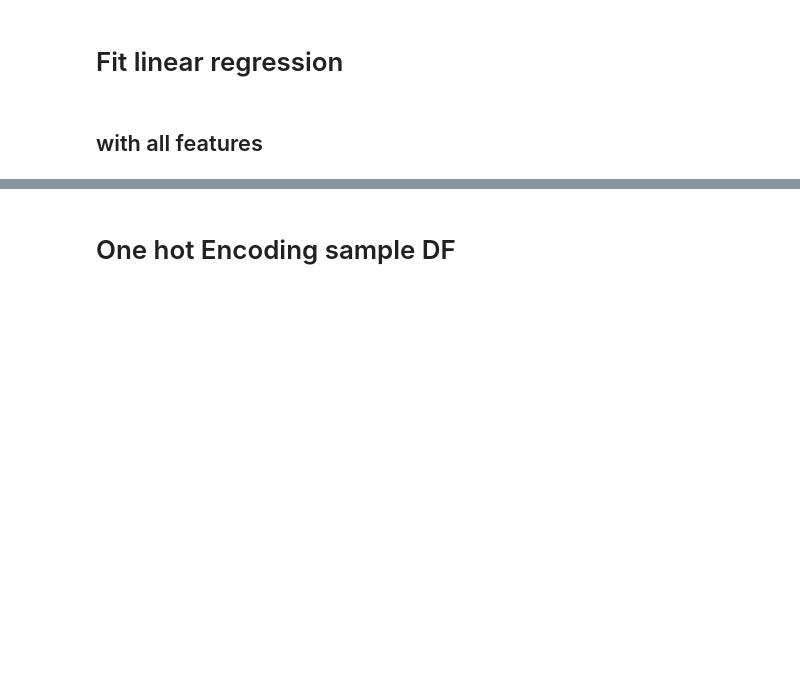
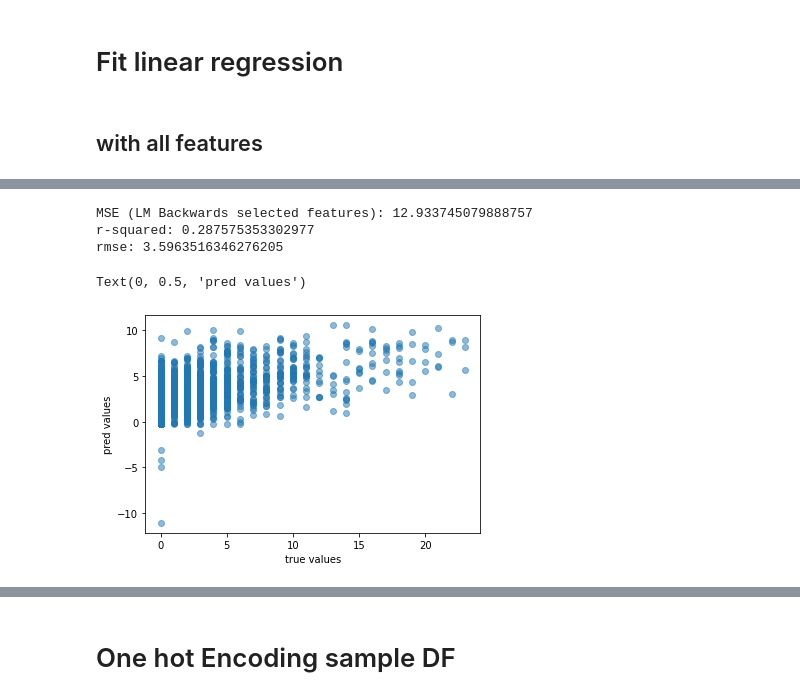
Before and after one commit to 18barbers2/causal-analysis-depression-nhanes, a Jupyter notebook: causal-notebook.ipynb, the cells around one changed output, grey strips where cells are left out. Cells and saved outputs as stored; diff of their text form; code cells hidden in the pictures; blank space fills up the shorter version.

```diff
--- a/causal-notebook.ipynb
+++ b/causal-notebook.ipynb
@@ -351,3 +373,45 @@ Text(0, 0.5, 'pred values')
+# %%
+X = sample.loc[:, sample.columns.isin(forward_selected_features)]
+y = sample.loc[:, ['sum_DPQ']]
+
+# split data
+X_train, X_test, y_train, y_test = train_test_split(
+    X, y, test_size = 0.3, random_state = 54)
+
+
+## STANDARDUIZE X_train
+# scaler = StandardScaler().fit(X_train)
+scaler = RobustScaler().fit(X_train)
+X_scaled = scaler.transform(X_train)
+
+
+linear_model = LinearRegression()
+linear_model = linear_model.fit(X_scaled, y_train)
+
+
+# predict
+y_pred = linear_model.predict(scaler.transform(X_test))
+r2 = r2_score(y_test, y_pred)
+
+rmse = np.sqrt(np.mean(np.square(y_test - y_pred)))  # root mean square error (unit: mg/L)
+nrmse = rmse / np.ptp(y_train)  # RMSE normalized to the value range of the target variable (unit: %).
+
+
+MSE = mean_squared_error(y_test, y_pred)
+print(f'MSE (LM Backwards selected features): {MSE}\nr-squared: {r2}\nrmse: {np.sqrt(MSE)}')
+# %% [output]
+MSE (LM Backwards selected features): 12.933745079888757
+r-squared: 0.287575353302977
+rmse: 3.5963516346276205
+# %%
+plt.scatter(y_test, y_pred, alpha = 0.5)
+# plt.xlim(-15, 30)
+# plt.ylim(-15, 30)
+plt.xlabel("true values")
+plt.ylabel("pred values")
+# %% [output]
+Text(0, 0.5, 'pred values')
+[figure, added]
 # %%
 # scaler = StandardScaler().fit(X_train)
 # X_train = scaler.transform(X_train)
```
Also changed, not shown: parts of 21 cells of this notebook.
